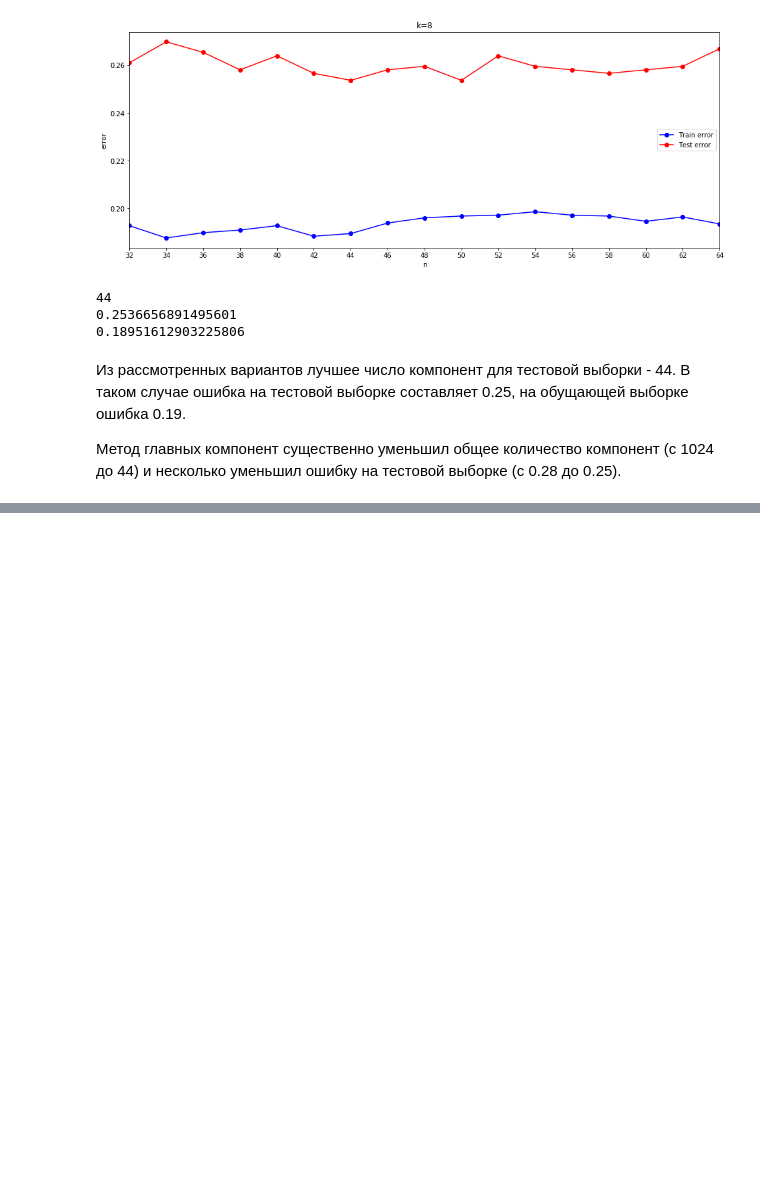
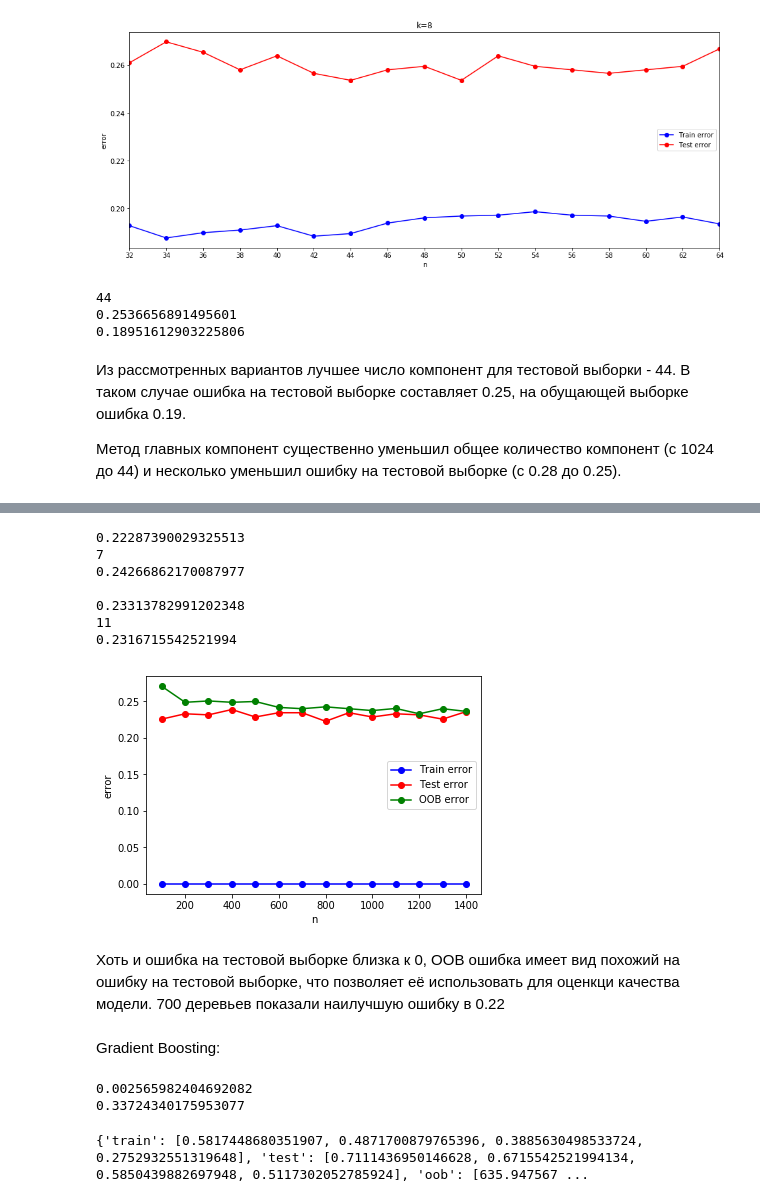
Before and after one commit to AleksandrPanov/character_recognition, a Jupyter notebook: hw.ipynb, the cells around one changed output, grey strips where cells are left out. Drawn from its saved outputs; the diff is of its cells as text; code cells hidden in the pictures; blank space fills up the shorter version.

```diff
--- a/hw.ipynb
+++ b/hw.ipynb
@@ -402,0 +582,37 @@ print(list_err_train[6])
+# %%
+def plotError(x, error):
+    plt.plot(x, error['train'], '-ob', label="Train error")
+    plt.plot(x, error['test'], '-or', label="Test error")
+    plt.plot(x, error['oob'], '-og', label="OOB error")
+    plt.xlabel('n')
+    plt.ylabel('error')
+    plt.legend()
+    plt.show()
+# %%
+print(min(error_t['test']))
+min_t = error_t['test'].index(min(error_t['test']))
+print(min_t)
+print(error_t['oob'][min_t])
+
+print()
+
+print(min(error_t['oob']))
+min_o = error_t['oob'].index(min(error_t['oob']))
+print(min_o)
+print(error_t['test'][min_o])
+
+plotError(n_trees, error_t)
+# %% [output]
+0.22287390029325513
+7
+0.24266862170087977
+
+0.23313782991202348
+11
+0.2316715542521994
+[figure, added]
+# %% [markdown]
+Хоть и ошибка на тестовой выборке близка к 0, OOB ошибка имеет вид похожий на ошибку на тестовой выборке, что позволяет её использовать для оценкци качества модели.
+700 деревьев показали наилучшую ошибку в 0.22
+# %% [markdown]
+Gradient Boosting:
@@ -402,0 +621,32 @@ print(list_err_train[6])
+# %%
+gb = GradientBoostingClassifier(n_estimators = 50, subsample = 0.7)
+gb.fit(X_train, y_train)
+
+y_train_predict_gb = gb.predict(X_train)
+err_train_gb = np.mean(y_train != y_train_predict_gb)
+print(err_train_gb)
+
+y_test_predict_gb = gb.predict(X_test)
+err_test_gb = np.mean(y_test != y_test_predict_gb)
+print(err_test_gb)
+# %% [output]
+0.002565982404692082
+0.33724340175953077
+# %%
+n_trees_b = [1, 2, 4, 8]
+
+error = {'train':[], 'test':[], 'oob':[]}
+
+for n in n_trees_b:
+    gb = GradientBoostingClassifier(n_estimators = n, subsample = 0.7)
+    gb.fit(X_train, y_train)
+
+    y_train_predict_gb = gb.predict(X_train)
+    y_test_predict_gb = gb.predict(X_test)
+
+    error['train'].append(np.mean(y_train != y_train_predict_gb))
+    error['test'].append(np.mean(y_test != y_test_predict_gb))
+    error['oob'].append(np.sum(gb.oob_improvement_))
+print(error)
+# %% [output]
+{'train': [0.5817448680351907, 0.4871700879765396, 0.3885630498533724, 0.2752932551319648], 'test': [0.7111436950146628, 0.6715542521994134, 0.5850439882697948, 0.5117302052785924], 'oob': [635.947567 ...
```
Also changed, not shown: parts of 27 cells of this notebook.
